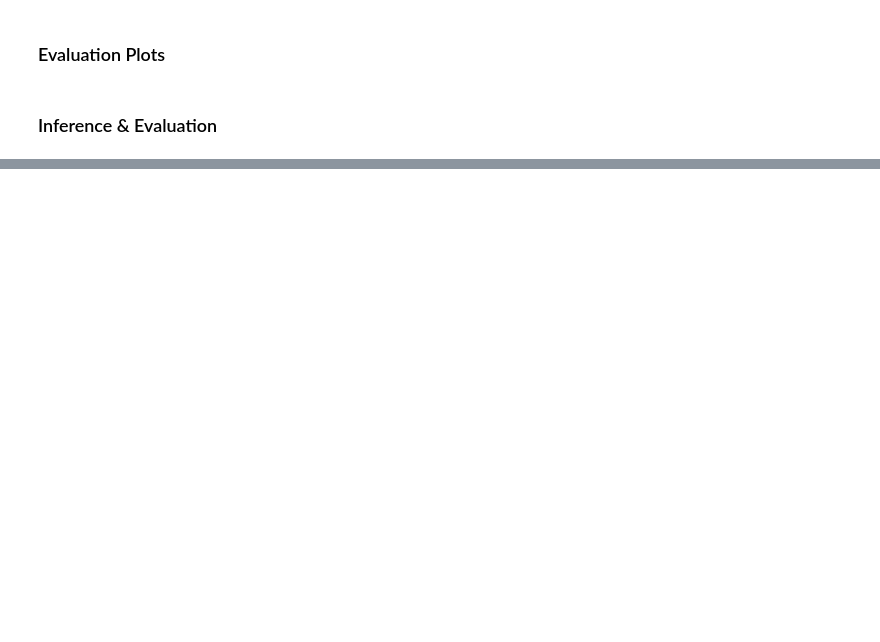
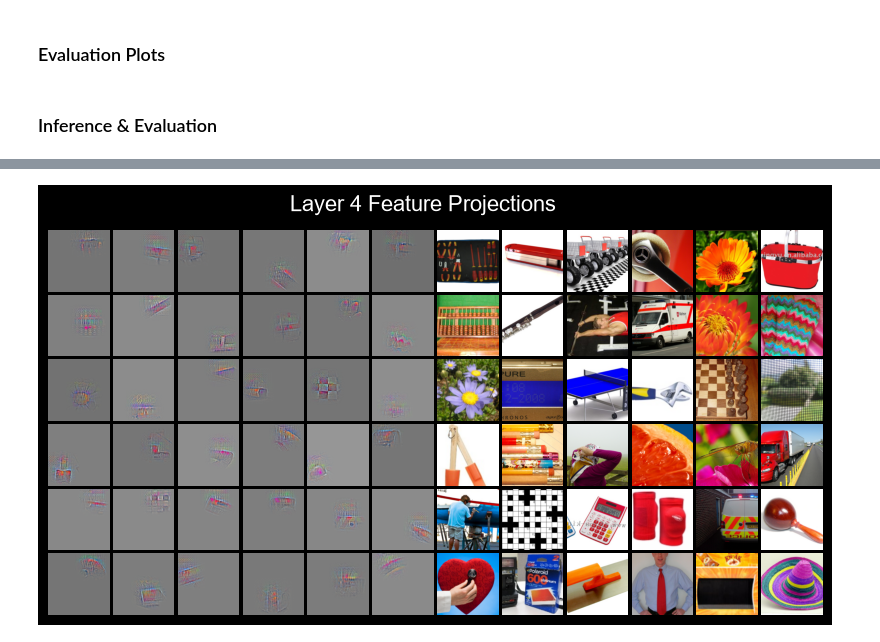
Before and after one commit to prashanthprabhu24/PaperClip, a Jupyter notebook: Vision Models/ZF Net/ZFNet.ipynb, the cells around one changed output, grey strips where cells are left out. Saved outputs shown, nothing was run; the diff lists cells and outputs as text; code cells hidden in the pictures; blank space fills up the shorter version.

```diff
--- a/Vision Models/ZF Net/ZFNet.ipynb
+++ b/Vision Models/ZF Net/ZFNet.ipynb
@@ -477,0 +637,7 @@ End
+# %%
+n = 6
+layer = 4
+val_set = iter(val_data)
+feature_plot(n, layer, val_set)
+# %% [output]
+[figure, added]
```
Also changed, not shown: parts of 32 cells of this notebook.
